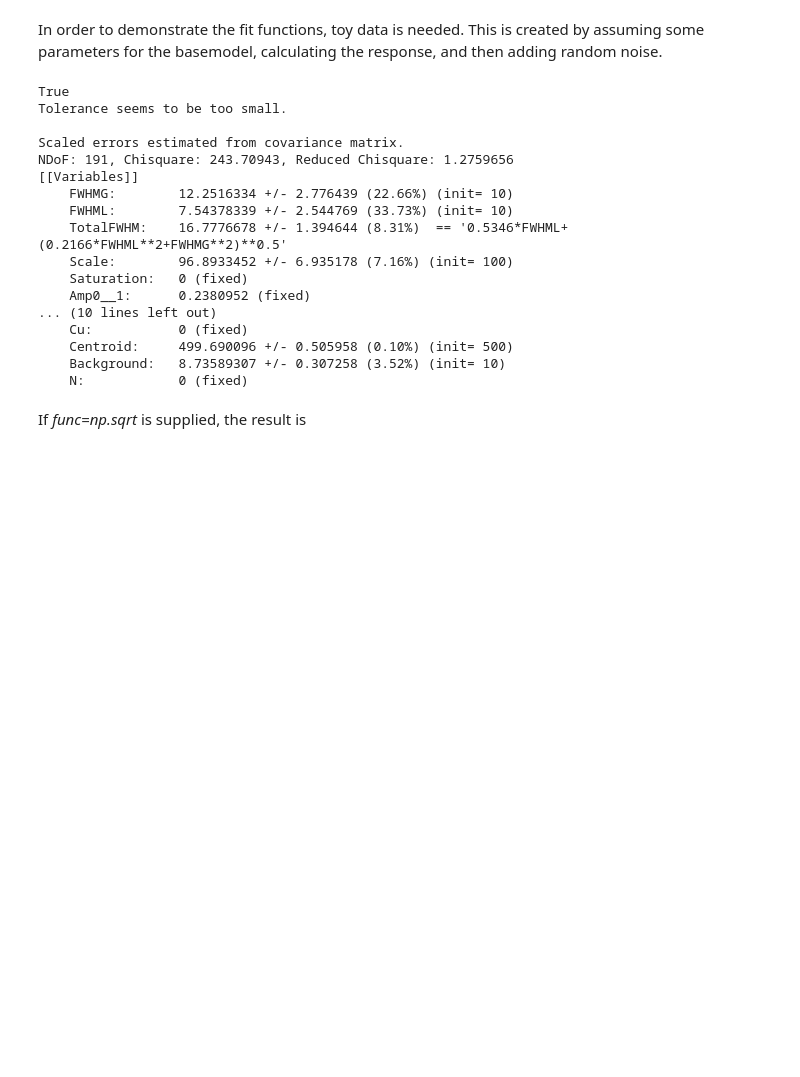
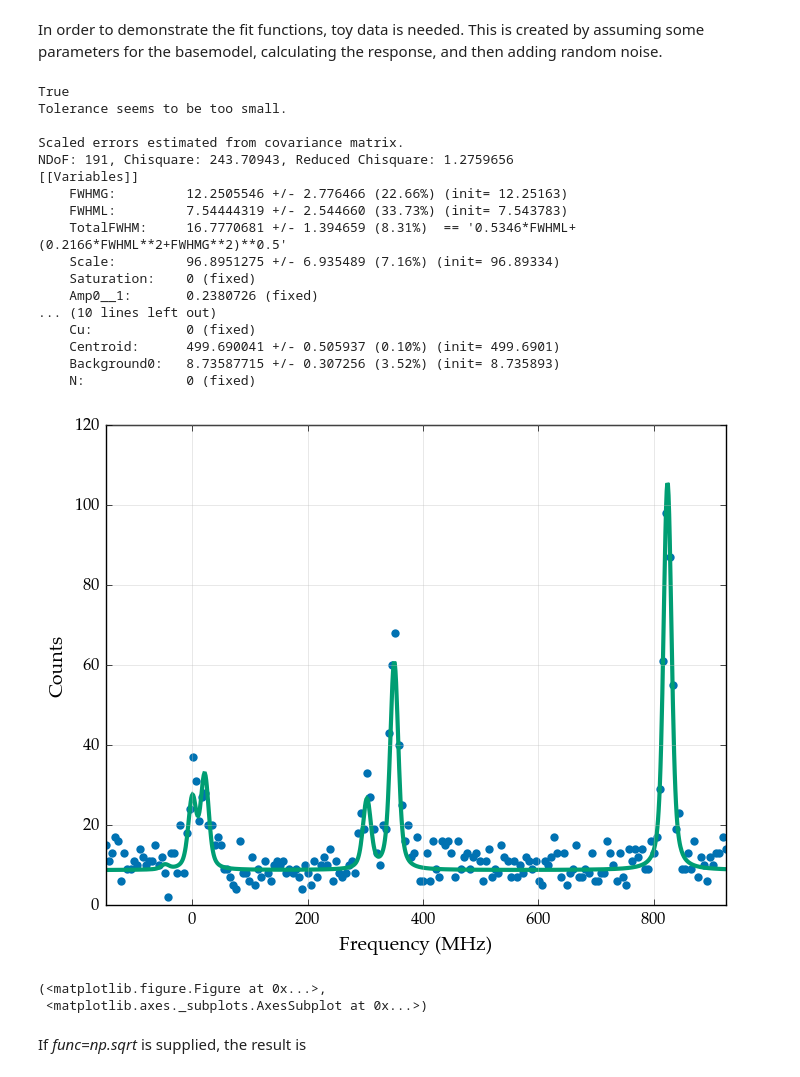
Before and after one commit to woutergins/satlas, a Jupyter notebook: doc/source/tutorials/fittingroutines_2.ipynb, the cells around one changed output. Cells and saved outputs as stored; diff of their text form; code cells hidden in the pictures; blank space fills up the shorter version.

```diff
--- a/doc/source/tutorials/fittingroutines_2.ipynb
+++ b/doc/source/tutorials/fittingroutines_2.ipynb
@@ -21,44 +21,48 @@ import satlas as s
 import numpy as np
 np.random.seed(0)  #Ensure the same random numbers each time
 
 I = 1.0
 J = [1.0, 2.0]
 
 ABC = [100, 200, 100, 200, 0, 0]
 fwhm = [10, 10]
 centroid = 500
 scale = 100
 
-basemodel = s.HFSModel(I, J, ABC, centroid, fwhm=fwhm, scale=scale, background=10, use_saturation=False, use_racah=True)
+basemodel = s.HFSModel(I, J, ABC, centroid, fwhm=fwhm, scale=scale, background_params=[10], use_saturation=False, use_racah=True)
 
 frequency_range = (min(basemodel.locations) - 100, max(basemodel.locations) + 100)
 frequency_range = np.linspace(frequency_range[0], frequency_range[1], 200)
 
 data = np.floor(basemodel(frequency_range) + basemodel(frequency_range)**0.5 * np.random.randn(len(frequency_range)))
 
 success, message = s.chisquare_spectroscopic_fit(basemodel, frequency_range, data)
 print(success)
 print(message)
 print('')
 basemodel.display_chisquare_fit(show_correl=False)
+basemodel.plot(x=frequency_range, y=data)
 # %% [output]
 True
 Tolerance seems to be too small.
 
 Scaled errors estimated from covariance matrix.
 NDoF: 191, Chisquare: 243.70943, Reduced Chisquare: 1.2759656
 [[Variables]]
-    FWHMG:        12.2516334 +/- 2.776439 (22.66%) (init= 10)
-    FWHML:        7.54378339 +/- 2.544769 (33.73%) (init= 10)
-    TotalFWHM:    16.7776678 +/- 1.394644 (8.31%)  == '0.5346*FWHML+(0.2166*FWHML**2+FWHMG**2)**0.5'
-    Scale:        96.8933452 +/- 6.935178 (7.16%) (init= 100)
-    Saturation:   0 (fixed)
-    Amp0__1:      0.2380952 (fixed)
+    FWHMG:         12.2505546 +/- 2.776466 (22.66%) (init= 12.25163)
+    FWHML:         7.54444319 +/- 2.544660 (33.73%) (init= 7.543783)
+    TotalFWHM:     16.7770681 +/- 1.394659 (8.31%)  == '0.5346*FWHML+(0.2166*FWHML**2+FWHMG**2)**0.5'
+    Scale:         96.8951275 +/- 6.935489 (7.16%) (init= 96.89334)
+    Saturation:    0 (fixed)
+    Amp0__1:       0.2380726 (fixed)
 ... (10 lines left out)
-    Cu:           0 (fixed)
-    Centroid:     499.690096 +/- 0.505958 (0.10%) (init= 500)
-    Background:   8.73589307 +/- 0.307258 (3.52%) (init= 10)
-    N:            0 (fixed)
+    Cu:            0 (fixed)
+    Centroid:      499.690041 +/- 0.505937 (0.10%) (init= 499.6901)
+    Background0:   8.73587715 +/- 0.307256 (3.52%) (init= 8.735893)
+    N:             0 (fixed)
+[figure, added]
+(<matplotlib.figure.Figure at 0x...>,
+ <matplotlib.axes._subplots.AxesSubplot at 0x...>)
 # %% [markdown]
 If *func=np.sqrt* is supplied, the result is
 # %%
```
Also changed, not shown: parts of 2 cells of this notebook, 29 other files.
